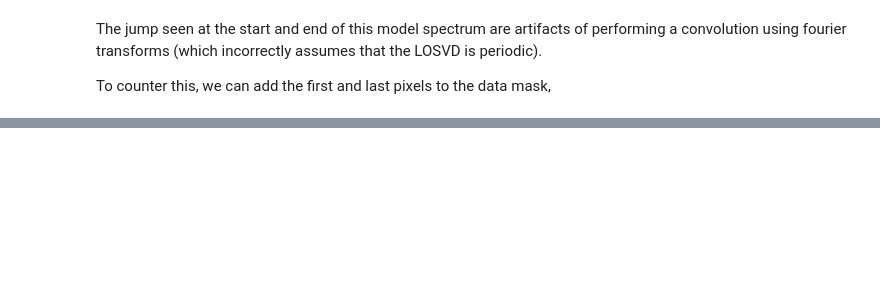
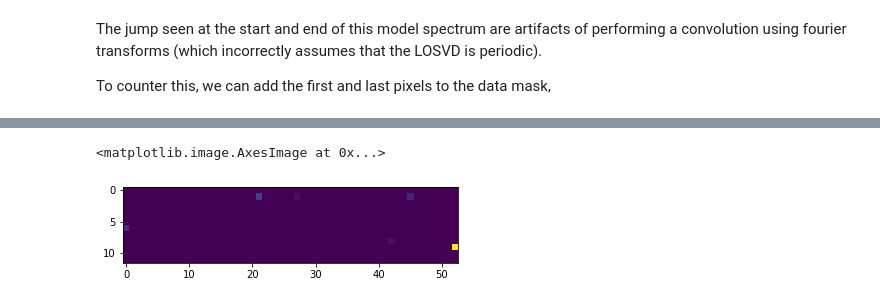
Before and after one commit to prashjet/uq4pk, a Jupyter notebook: notebooks/M54_data.ipynb, the cells around one changed output, grey strips where cells are left out. Saved outputs shown, nothing was run; the diff lists cells and outputs as text; code cells hidden in the pictures; blank space fills up the shorter version.

```diff
--- a/notebooks/M54_data.ipynb
+++ b/notebooks/M54_data.ipynb
@@ -122,0 +167,6 @@ m54_data.mask[-npix_buffer_mask] = False
+# %%
+img = np.reshape(ppxf_fit.weights, ssps.par_dims).T
+plt.imshow(orient_image(img))
+# %% [output]
+<matplotlib.image.AxesImage at 0x...>
+[figure, added]
```
Also changed, not shown: parts of 6 cells of this notebook.
